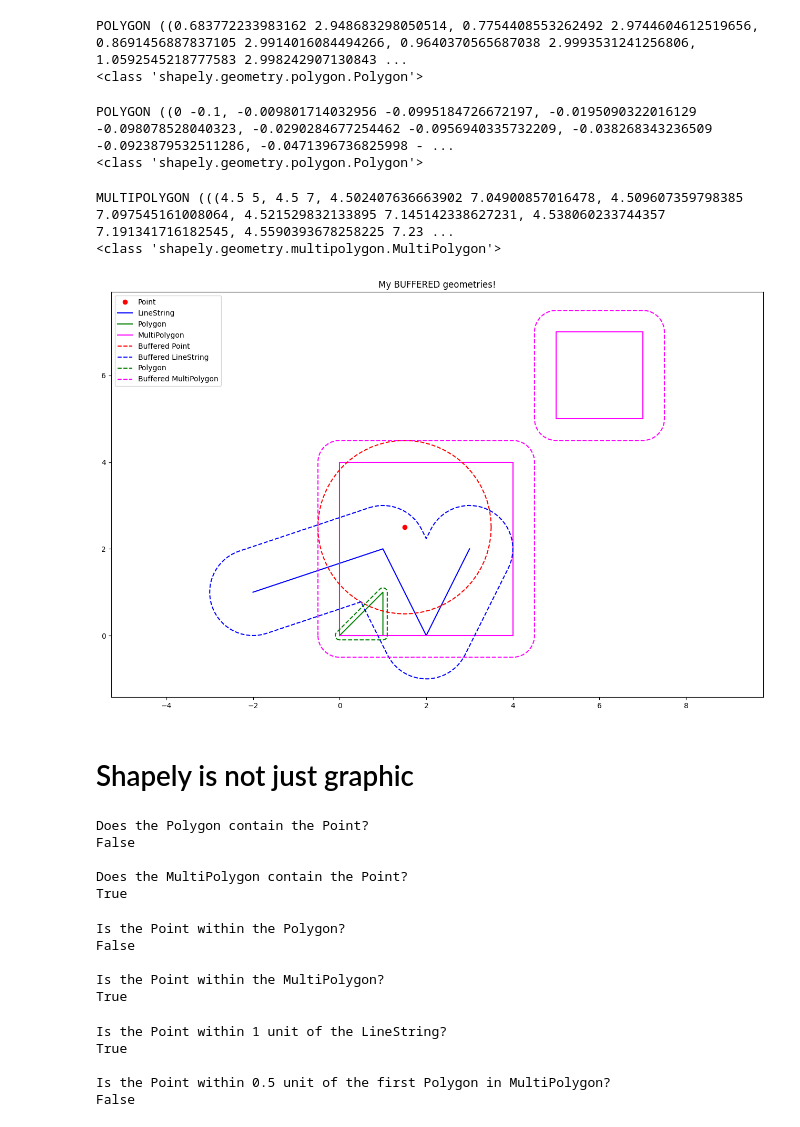
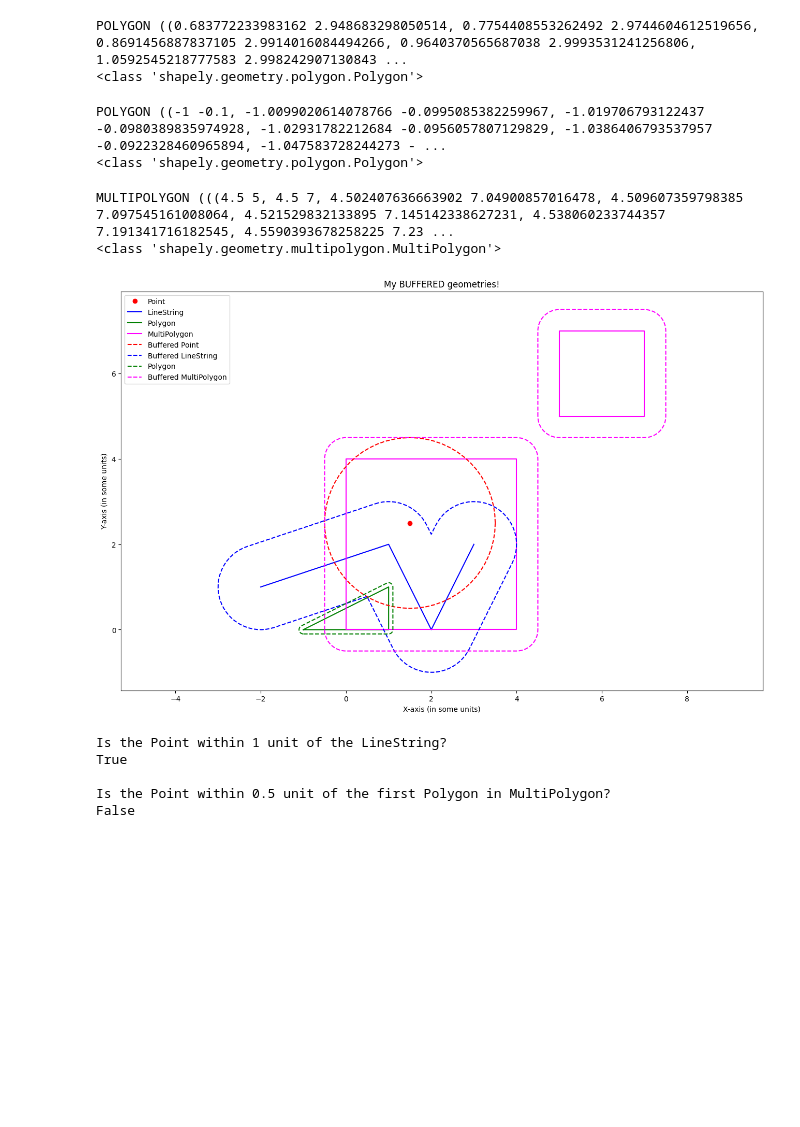
Before and after one commit to aminem0/pywork, a Jupyter notebook: notebooks/jupy06-shapely.ipynb, the cells around one changed output. Drawn from its saved outputs; the diff is of its cells as text; code cells hidden in the pictures; blank space fills up the shorter version.

```diff
--- a/notebooks/jupy06-shapely.ipynb
+++ b/notebooks/jupy06-shapely.ipynb
@@ -38,11 +40,10 @@ POINT (1.5 2.5)
 <class 'shapely.geometry.point.Point'>
 # %%
-## LineStrings
+# LineStrings
 # Create a line (sequence of points)
-ex_lines = shapely.geometry.LineString([(-2, 1), (1, 2), (2, 0), (3, 2)])
+ex_lines = shapely.geometry.LineString(coordinates=[(-2, 1), (1, 2), (2, 0), (3, 2)])
 #
 print(ex_lines)
-print("-" * 50)
 print(type(ex_lines))
 # %% [output]
 LINESTRING (-2 1, 1 2, 2 0, 3 2)
@@ -50,13 +50,13 @@ LINESTRING (-2 1, 1 2, 2 0, 3 2)
 <class 'shapely.geometry.linestring.LineString'>
 # %%
-## Polygons
+# Polygons
 # Create a polygon
-ex_poly = shapely.geometry.Polygon([(-1, 0), (1, 1), (1, 0)])
+ex_poly = shapely.geometry.Polygon(shell=[(-1, 0), (1, 1), (1, 0)])
 #
-#ex_poly = shapely.geometry.Polygon([(-1, 0), (1, 1), (1, 0), (-1, 0)])
+# The actual command should be
+#ex_poly = shapely.geometry.Polygon(shell=[(-1, 0), (1, 1), (1, 0), (-1, 0)])
 #
 print(ex_poly)
-print("-" * 50)
 print(type(ex_poly))
 # %% [output]
 POLYGON ((-1 0, 1 1, 1 0, -1 0))
@@ -64,17 +63,17 @@ POLYGON ((-1 0, 1 1, 1 0, -1 0))
 <class 'shapely.geometry.polygon.Polygon'>
 # %%
+# MultiPolygons
 # Create a multipolygon
-# Create a multipolygon
-polygon1 = shapely.geometry.Polygon([(0, 0), (4, 0), (4, 4), (0, 4)])
-polygon2 = shapely.geometry.Polygon([(5, 5), (7, 5), (7, 7), (5, 7)])
+polygon1 = shapely.geometry.Polygon(shell=[(0, 0), (4, 0), (4, 4), (0, 4)])
+polygon2 = shapely.geometry.Polygon(shell=[(5, 5), (7, 5), (7, 7), (5, 7)])
 #
-#polygon1 = shapely.geometry.Polygon([(0, 0), (4, 0), (4, 4), (0, 4), (0, 0)])
-#polygon2 = shapely.geometry.Polygon([(5, 5), (7, 5), (7, 7), (5, 7), (5, 5)])
+# The actual commands should be
+#polygon1 = shapely.geometry.Polygon(shell=[(0, 0), (4, 0), (4, 4), (0, 4), (0, 0)])
+#polygon2 = shapely.geometry.Polygon(shell=[(5, 5), (7, 5), (7, 7), (5, 7), (5, 5)])
 #
-ex_mpoly = shapely.geometry.MultiPolygon([polygon1, polygon2])
+ex_mpoly = shapely.geometry.MultiPolygon(polygons=[polygon1, polygon2])
 #
 print(ex_mpoly)
-print("-" * 50)
 print(type(ex_poly))
 # %% [output]
 MULTIPOLYGON (((0 0, 4 0, 4 4, 0 4, 0 0)), ((5 5, 7 5, 7 7, 5 7, 5 5)))
@@ -212,7 +271,7 @@ buff_poly = ex_poly.buffer(distance=0.1)
 print(buff_poly)
 print(type(buff_poly))
 # %% [output]
-POLYGON ((0 -0.1, -0.009801714032956 -0.0995184726672197, -0.0195090322016129 -0.098078528040323, -0.0290284677254462 -0.0956940335732209, -0.038268343236509 -0.0923879532511286, -0.0471396736825998 - ...
+POLYGON ((-1 -0.1, -1.0099020614078766 -0.0995085382259967, -1.019706793122437 -0.0980389835974928, -1.02931782212684 -0.0956057807129829, -1.0386406793537957 -0.0922328460965894, -1.047583728244273 - ...
 <class 'shapely.geometry.polygon.Polygon'>
 # %%
 # Buffer the MultiPolygon
@@ -235,63 +294,38 @@ ax.plot(*ex_point.xy, marker="o", color="red", linestyle="None", label="Point")
 
 # Plot the LineString
 ax.plot(ex_lines.xy[0], ex_lines.xy[1], linestyle="-", color="blue", label="LineString")
 
 # Plot the Polygon
 ax.plot(ex_poly.exterior.xy[0], ex_poly.exterior.xy[1], color="green", linestyle="-", label="Polygon")
 
 # Plot the MultiPolygon
 for idx, poly in enumerate(ex_mpoly.geoms):
     ax.plot(poly.exterior.xy[0], poly.exterior.xy[1], color="magenta", linestyle="-", label="MultiPolygon" if idx == 0 else None)
 
 ###########################################BUFFERED GEOMETRIES
 # Plot the buffered Point (now a Polygon)
 ax.plot(buff_point.exterior.xy[0], buff_point.exterior.xy[1], color="red", linestyle="--", label="Buffered Point")
 
 # Plot the buffered LineString (now a Polygon)
 ax.plot(buff_lines.exterior.xy[0], buff_lines.exterior.xy[1], color="blue", linestyle="--", label="Buffered LineString")
 
 # Plot the Polygon
 ax.plot(buff_poly.exterior.xy[0], buff_poly.exterior.xy[1], color="green", linestyle="--", label="Polygon")
 
 # Plot the buffered MultiPolygon
 for idx, poly in enumerate(buff_mpoly.geoms):
     ax.plot(poly.exterior.xy[0], poly.exterior.xy[1], color="magenta", linestyle="--", label="Buffered MultiPolygon" if idx == 0 else None)
 
 # Finalize plot
 ax.legend()
 ax.set_title(label="My BUFFERED geometries!")
+ax.set_xlabel(xlabel="X-axis (in some units)")
+ax.set_ylabel(ylabel="Y-axis (in some units)")
+
+# Show the plot
 plt.show()
 # %% [output]
-[figure, old version]
+[figure, new version]
-# %% [markdown]
-# Shapely is not just graphic
-# %%
-# You can also perform logical operations
-# Contains determines whether or not a point is within a polygon
-print("Does the Polygon contain the Point?")
-print(ex_poly.contains(other=ex_point))
-
-print("\nDoes the MultiPolygon contain the Point?")
-print(ex_mpoly.contains(other=ex_point))
-# %% [output]
-Does the Polygon contain the Point?
-False
-
-Does the MultiPolygon contain the Point?
-True
-# %%
-# You can also perform logical operations
-print("Is the Point within the Polygon?")
-print(ex_point.within(other=ex_poly))
-
-print("\nIs the Point within the MultiPolygon?")
-print(ex_point.within(other=ex_mpoly))
-# %% [output]
-Is the Point within the Polygon?
-False
-
-Is the Point within the MultiPolygon?
-True
 # %%
 # Combine it with buffering, and you can create statements of the sort
 print("Is the Point within 1 unit of the LineString?")
```
Also changed, not shown: parts of 34 cells of this notebook, 6 other files.
